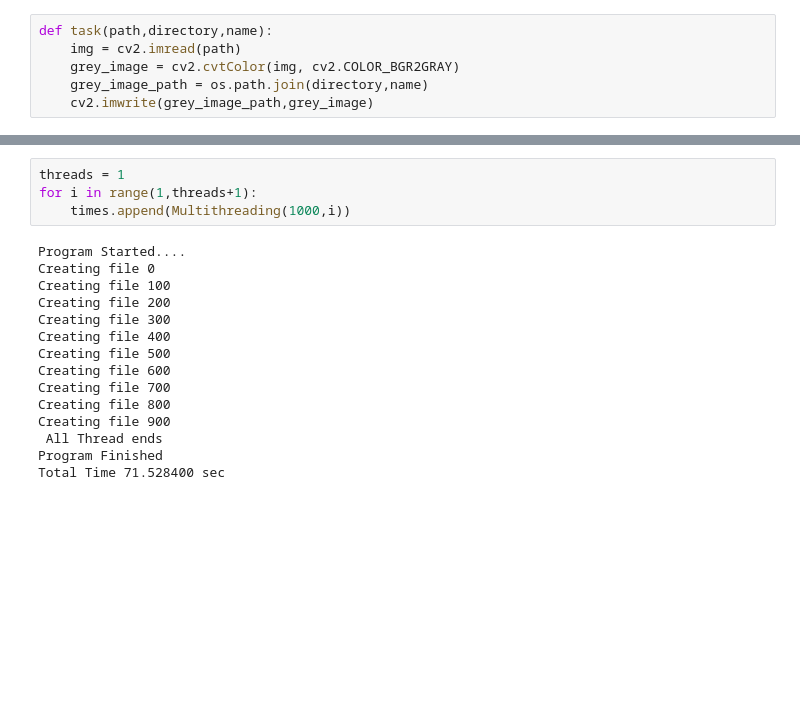
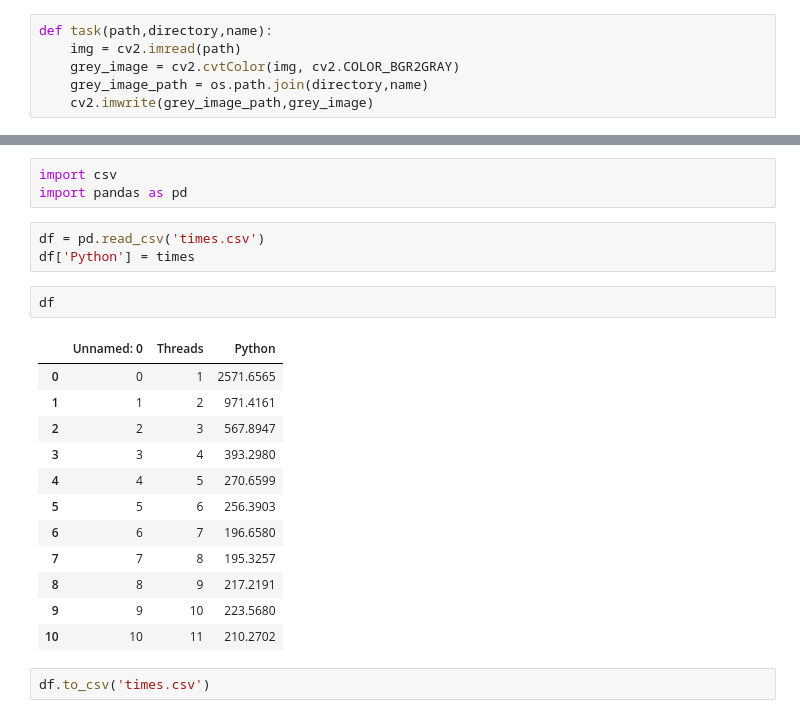
Before and after one commit to ShubhamS-30/Multithreading, a Jupyter notebook: multithreading_prog.ipynb, the cells around one changed output, grey strips where cells are left out. Saved outputs shown, nothing was run; the diff lists cells and outputs as text; blank space fills up the shorter version.

Commit message:
python30k

```diff
--- a/multithreading_prog.ipynb
+++ b/multithreading_prog.ipynb
@@ -80,22 +119,26 @@ times = []
-# %%
-threads = 1
-for i in range(1,threads+1):
-    times.append(Multithreading(1000,i))
-# %% [output]
-Program Started....
-Creating file 0
-Creating file 100
-Creating file 200
-Creating file 300
-Creating file 400
-Creating file 500
-Creating file 600
-Creating file 700
-Creating file 800
-Creating file 900
- All Thread ends
-Program Finished
-Total Time 71.528400 sec
+# %%
+import csv
+import pandas as pd
+# %%
+df = pd.read_csv('times.csv')
+df['Python'] = times
+# %%
+df
+# %% [output]
+|  | Unnamed: 0 | Threads | Python |
+| 0 | 0 | 1 | 2571.6565 |
+| 1 | 1 | 2 | 971.4161 |
+| 2 | 2 | 3 | 567.8947 |
+| 3 | 3 | 4 | 393.2980 |
+| 4 | 4 | 5 | 270.6599 |
+| 5 | 5 | 6 | 256.3903 |
+| 6 | 6 | 7 | 196.6580 |
+| 7 | 7 | 8 | 195.3257 |
+| 8 | 8 | 9 | 217.2191 |
+| 9 | 9 | 10 | 223.5680 |
+| 10 | 10 | 11 | 210.2702 |
+# %%
+df.to_csv('times.csv')
 # %%
 threads = list(range(1,len(times)+1))
 plt.plot(threads,times, linestyle='dashed',marker = 'o',markerfacecolor='red', markersize=10)
```
Also changed, not shown: parts of 14 cells of this notebook, 1 other file.
